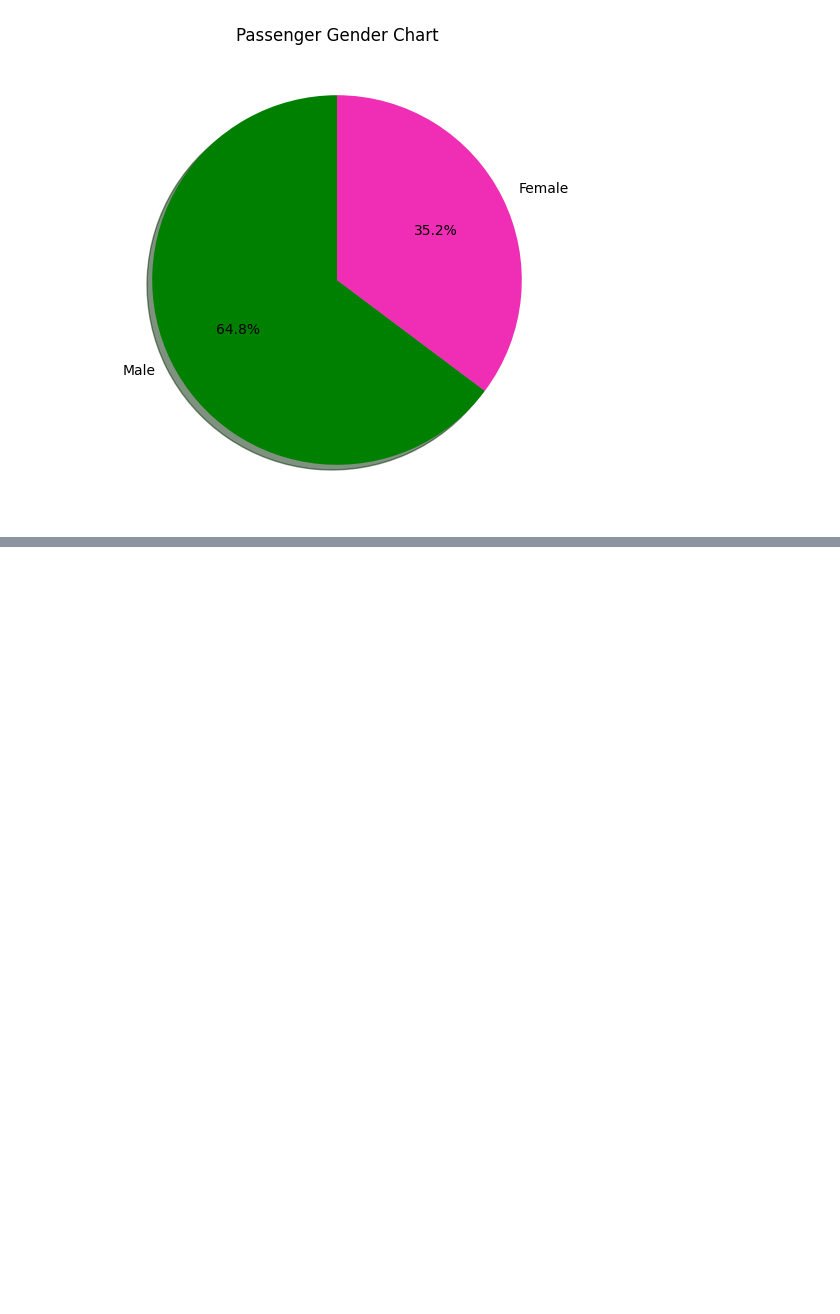
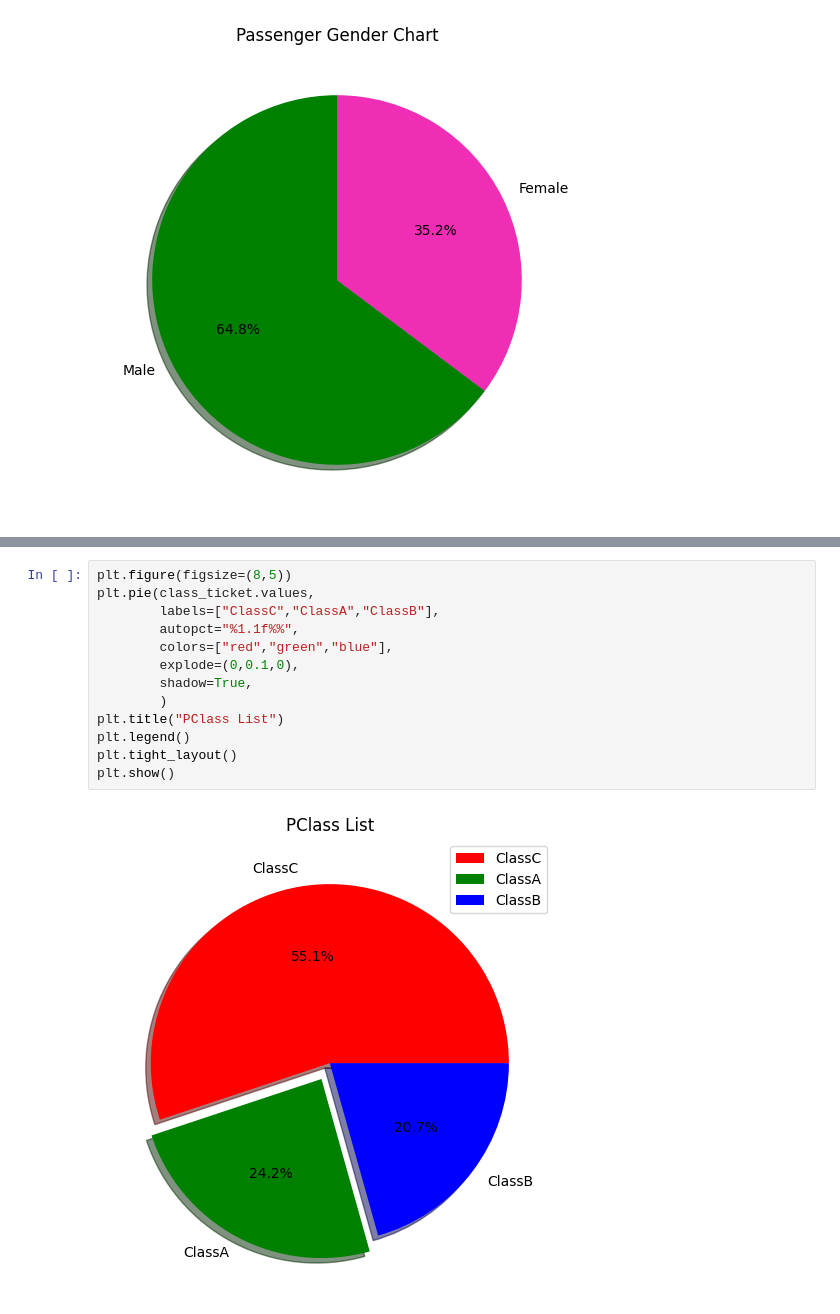
Before and after one commit to mdgolamrabbi22/Pandas, a Jupyter notebook: Project/Titanic Data/Titanic_Dataset_clean.ipynb, the cells around one changed output, grey strips where cells are left out. Saved outputs shown, nothing was run; the diff lists cells and outputs as text; blank space fills up the shorter version.

```diff
--- a/Project/Titanic Data/Titanic_Dataset_clean.ipynb
+++ b/Project/Titanic Data/Titanic_Dataset_clean.ipynb
@@ -348,0 +387,15 @@ plt.show()
+# %%
+plt.figure(figsize=(8,5))
+plt.pie(class_ticket.values,
+        labels=["ClassC","ClassA","ClassB"],
+        autopct="%1.1f%%",
+        colors=["red","green","blue"],
+        explode=(0,0.1,0),
+        shadow=True,
+        )
+plt.title("PClass List")
+plt.legend()
+plt.tight_layout()
+plt.show()
+# %% [output]
+[figure, added]
```
Also changed, not shown: parts of 6 cells of this notebook.
